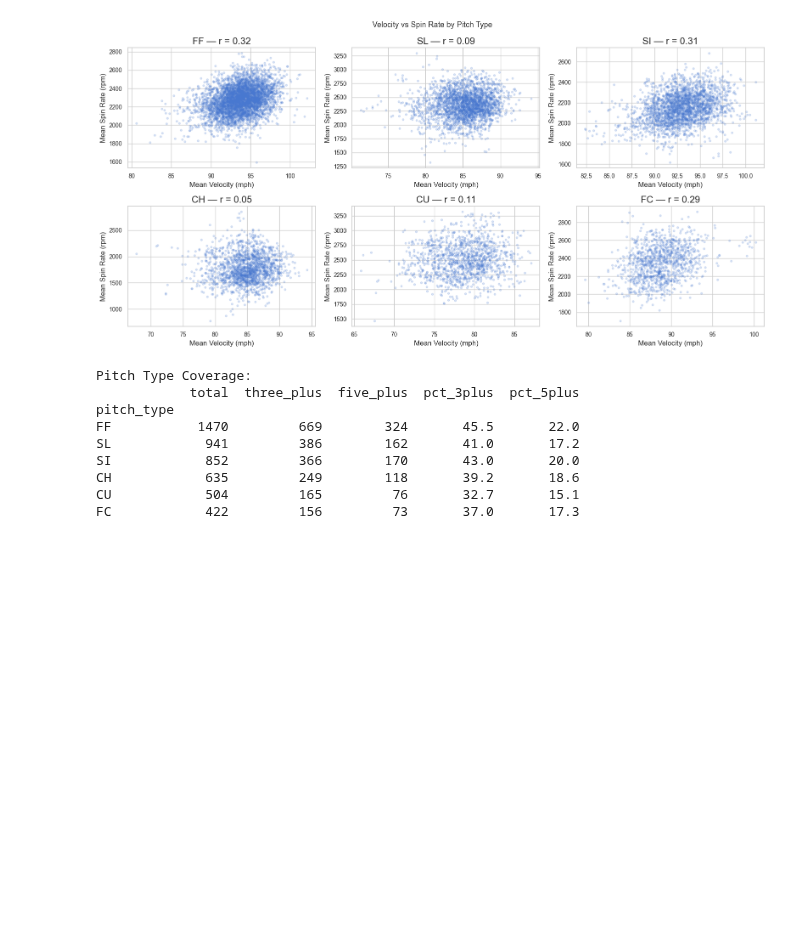
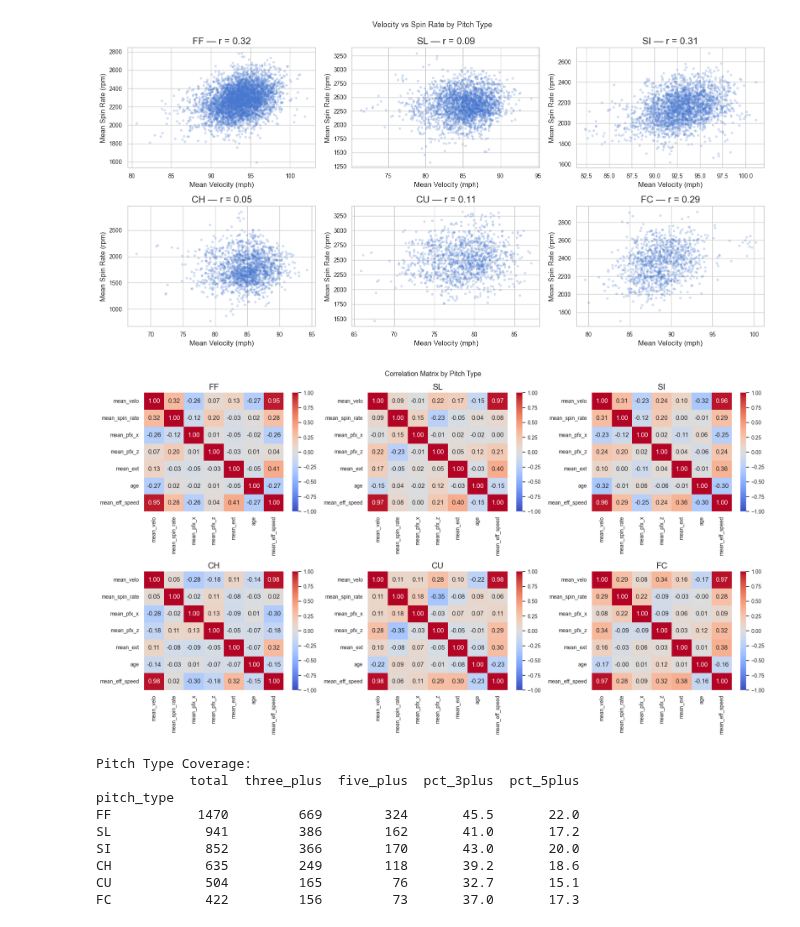
Before and after one commit to ethanwongca/mlb-pitch-aging, a Jupyter notebook: notebooks/EDA.ipynb, the cells around one changed output. Saved outputs shown, nothing was run; the diff lists cells and outputs as text; code cells hidden in the pictures; blank space fills up the shorter version.

Commit message:
Added correlation chart per pitch type

```diff
--- a/notebooks/EDA.ipynb
+++ b/notebooks/EDA.ipynb
@@ -249,6 +249,30 @@ plt.tight_layout()
 plt.show()
 # %% [output]
 [figure]
+# %%
+corr_cols = [
+    "mean_velo", "mean_spin_rate", "mean_pfx_x",
+    "mean_pfx_z", "mean_ext", "age", "mean_eff_speed"
+]
+
+fig, axes = plt.subplots(2, 3, figsize=(18, 10))
+
+for ax, pt in zip(axes.flatten(), VALID_PITCH_TYPES):
+    corr = df[df["pitch_type"] == pt][corr_cols].corr()
+    sns.heatmap(
+        corr,
+        annot=True, fmt=".2f",
+        cmap="coolwarm", center=0,
+        vmin=-1, vmax=1,
+        ax=ax
+    )
+    ax.set_title(pt)
+
+plt.suptitle("Correlation Matrix by Pitch Type", fontsize=13)
+plt.tight_layout()
+plt.show()
+# %% [output]
+[figure, added]
 # %%
 coverage = (
     df.groupby(["pitcher", "pitch_type"])["year"]
```
